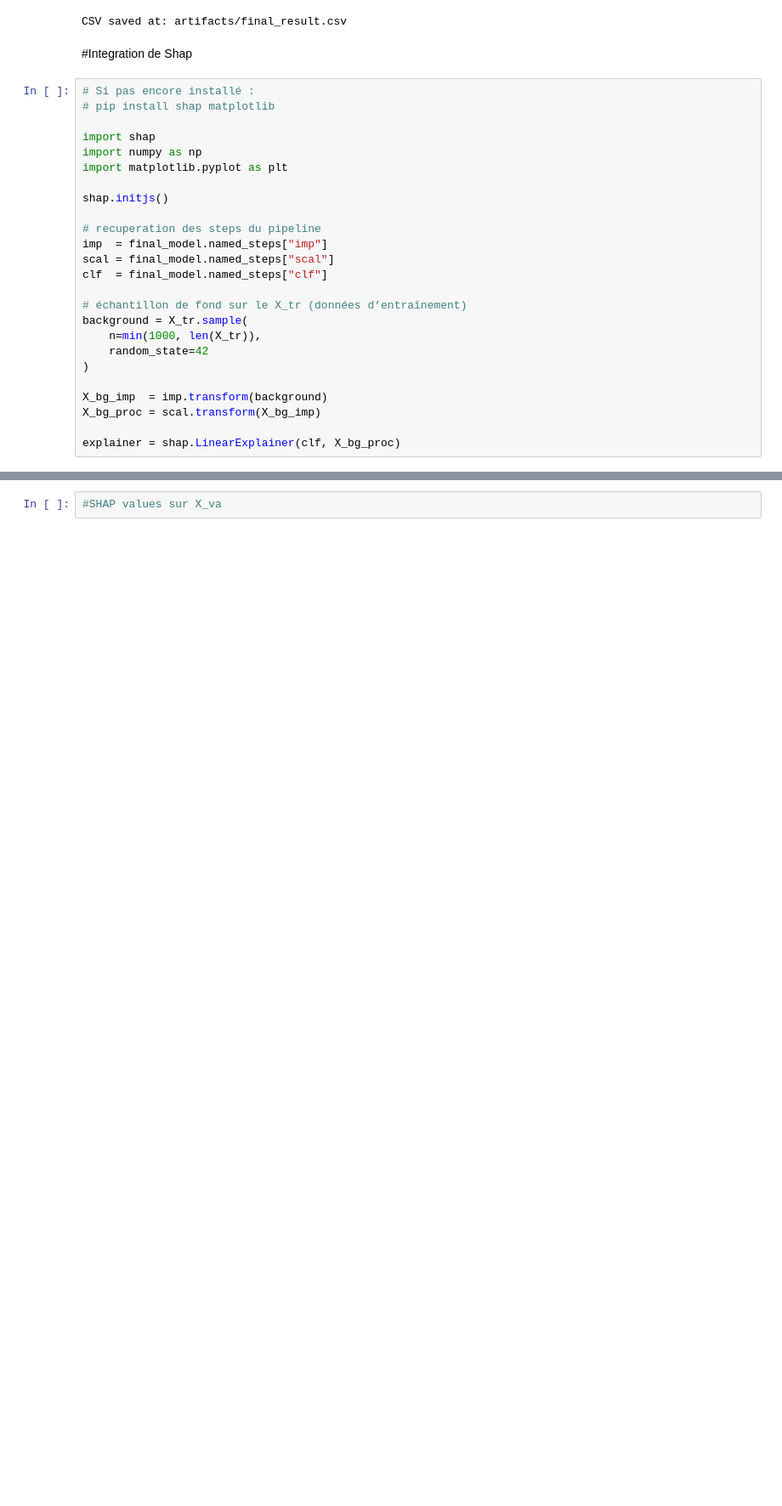
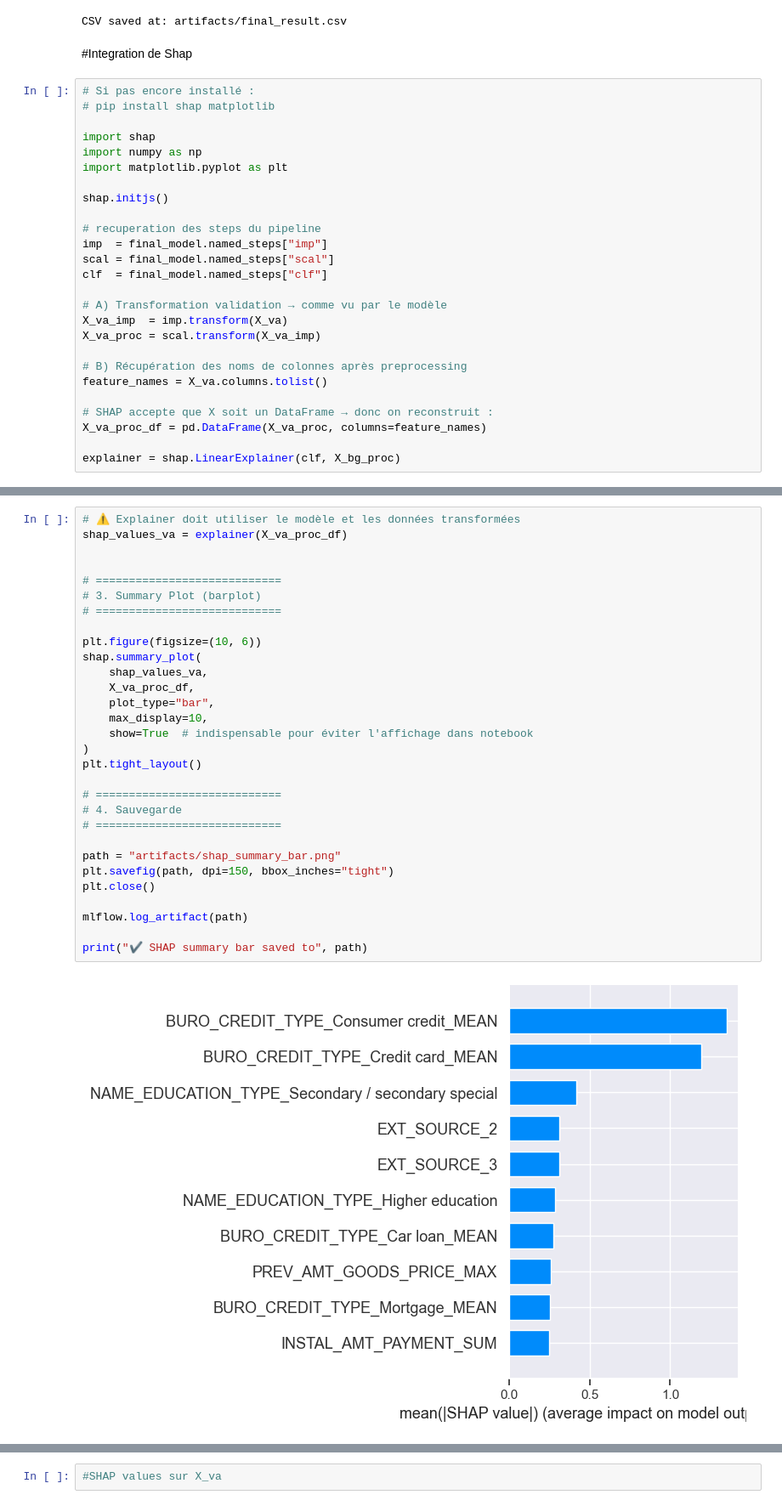
Before and after one commit to marylyn554/OC_P7, a Jupyter notebook: notebooks/projet7_Modelisation_V4.ipynb, the cells around one changed output, grey strips where cells are left out. Shown at 85% size. Saved outputs shown, nothing was run; the diff lists cells and outputs as text; blank space fills up the shorter version.

Commit message:
ajout le notebook

```diff
--- a/notebooks/projet7_Modelisation_V4.ipynb
+++ b/notebooks/projet7_Modelisation_V4.ipynb
@@ -708,15 +688,48 @@ imp  = final_model.named_steps["imp"]
 scal = final_model.named_steps["scal"]
 clf  = final_model.named_steps["clf"]
 
-# échantillon de fond sur le X_tr (données d’entraînement)
-background = X_tr.sample(
-    n=min(1000, len(X_tr)),
-    random_state=42
-)
+# A) Transformation validation → comme vu par le modèle
+X_va_imp  = imp.transform(X_va)
+X_va_proc = scal.transform(X_va_imp)
 
-X_bg_imp  = imp.transform(background)
-X_bg_proc = scal.transform(X_bg_imp)
+# B) Récupération des noms de colonnes après preprocessing
+feature_names = X_va.columns.tolist()
+
+# SHAP accepte que X soit un DataFrame → donc on reconstruit :
+X_va_proc_df = pd.DataFrame(X_va_proc, columns=feature_names)
 
 explainer = shap.LinearExplainer(clf, X_bg_proc)
 # %% [output]
 [interactive output not drawn]
+# %%
+# ⚠️ Explainer doit utiliser le modèle et les données transformées
+shap_values_va = explainer(X_va_proc_df)
+
+
+# ============================
+# 3. Summary Plot (barplot)
+# ============================
+
+plt.figure(figsize=(10, 6))
+shap.summary_plot(
+    shap_values_va,
+    X_va_proc_df,
+    plot_type="bar",
+    max_display=10,
+    show=True  # indispensable pour éviter l'affichage dans notebook
+)
+plt.tight_layout()
+
+# ============================
+# 4. Sauvegarde
+# ============================
+
+path = "artifacts/shap_summary_bar.png"
+plt.savefig(path, dpi=150, bbox_inches="tight")
+plt.close()
+
+mlflow.log_artifact(path)
+
+print("✔️ SHAP summary bar saved to", path)
+# %% [output]
+[figure, added]
```
Also changed, not shown: parts of 8 cells of this notebook, 3 other files.
